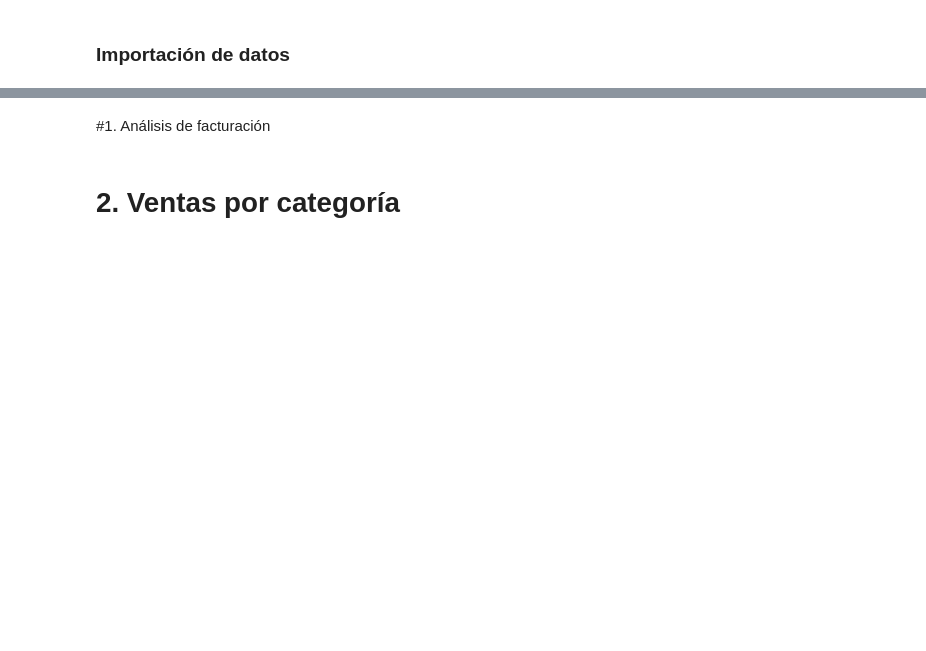
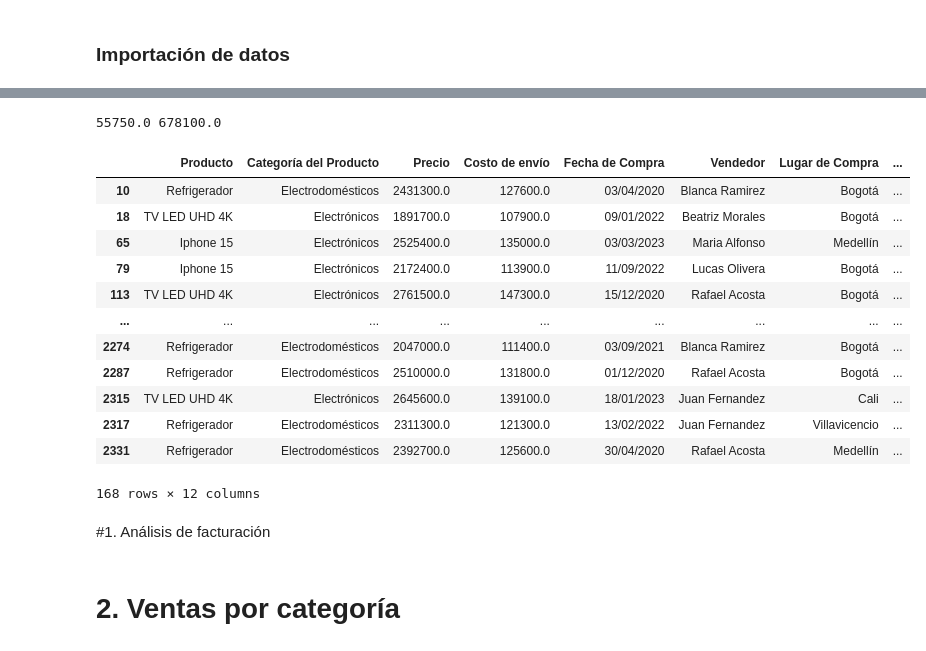
Before and after one commit to JCSR2022/challenge1-data-science-Alura, a Jupyter notebook: AluraStoreLatam.ipynb, the cells around one changed output, grey strips where cells are left out. Saved outputs shown, nothing was run; the diff lists cells and outputs as text; code cells hidden in the pictures; blank space fills up the shorter version.

```diff
--- a/AluraStoreLatam.ipynb
+++ b/AluraStoreLatam.ipynb
@@ -36,0 +89,8 @@ memory usage: 221.3+ KB
+# %%
+categorias = set(tienda1['Categoría del Producto'].unique())
+print(categorias)
+
+for name, df in zip(['tienda1', 'tienda2', 'tienda3', 'tienda4'], all_data):
+  print(name,set(df['Categoría del Producto'].unique()) == categorias)
+
+#categorias = set(tienda1['Categoría del Producto'].unique())
@@ -36,0 +242,3 @@ memory usage: 221.3+ KB
+# %%
+tienda1_outliers = review_outliers_iqr(tienda1, threshold=1.5, show_all=True).drop(columns=['min', 'max'])
+tienda1_outliers #55750.00 678100.00
@@ -37,3 +253,28 @@ memory usage: 221.3+ KB
+# %%
+threshold = 1.5
+Q1 = float(tienda1_outliers[tienda1_outliers['column'] == 'Precio' ]['Q1'][0])
+Q3 = float(tienda1_outliers[tienda1_outliers['column'] == 'Precio' ]['Q3'][0])
+print(Q1,Q3)
+IQR = Q3 - Q1
+lower_bound = Q1 - threshold * IQR
+upper_bound = Q3 + threshold * IQR
+
+tienda1[(tienda1['Precio'] >= upper_bound) | (tienda1['Precio'] <= lower_bound)]
+# %% [output]
+55750.0 678100.0
+|  | Producto | Categoría del Producto | Precio | Costo de envío | Fecha de Compra | Vendedor | Lugar de Compra | ... |
+| 10 | Refrigerador | Electrodomésticos | 2431300.0 | 127600.0 | 03/04/2020 | Blanca Ramirez | Bogotá | ... |
+| 18 | TV LED UHD 4K | Electrónicos | 1891700.0 | 107900.0 | 09/01/2022 | Beatriz Morales | Bogotá | ... |
+| 65 | Iphone 15 | Electrónicos | 2525400.0 | 135000.0 | 03/03/2023 | Maria Alfonso | Medellín | ... |
+| 79 | Iphone 15 | Electrónicos | 2172400.0 | 113900.0 | 11/09/2022 | Lucas Olivera | Bogotá | ... |
+| 113 | TV LED UHD 4K | Electrónicos | 2761500.0 | 147300.0 | 15/12/2020 | Rafael Acosta | Bogotá | ... |
+| ... | ... | ... | ... | ... | ... | ... | ... | ... |
+| 2274 | Refrigerador | Electrodomésticos | 2047000.0 | 111400.0 | 03/09/2021 | Blanca Ramirez | Bogotá | ... |
+| 2287 | Refrigerador | Electrodomésticos | 2510000.0 | 131800.0 | 01/12/2020 | Rafael Acosta | Bogotá | ... |
+| 2315 | TV LED UHD 4K | Electrónicos | 2645600.0 | 139100.0 | 18/01/2023 | Juan Fernandez | Cali | ... |
+| 2317 | Refrigerador | Electrodomésticos | 2311300.0 | 121300.0 | 13/02/2022 | Juan Fernandez | Villavicencio | ... |
+| 2331 | Refrigerador | Electrodomésticos | 2392700.0 | 125600.0 | 30/04/2020 | Rafael Acosta | Medellín | ... |
+168 rows × 12 columns
 # %% [markdown]
 #1. Análisis de facturación
 # %% [markdown]
```
Also changed, not shown: parts of 9 cells of this notebook.
